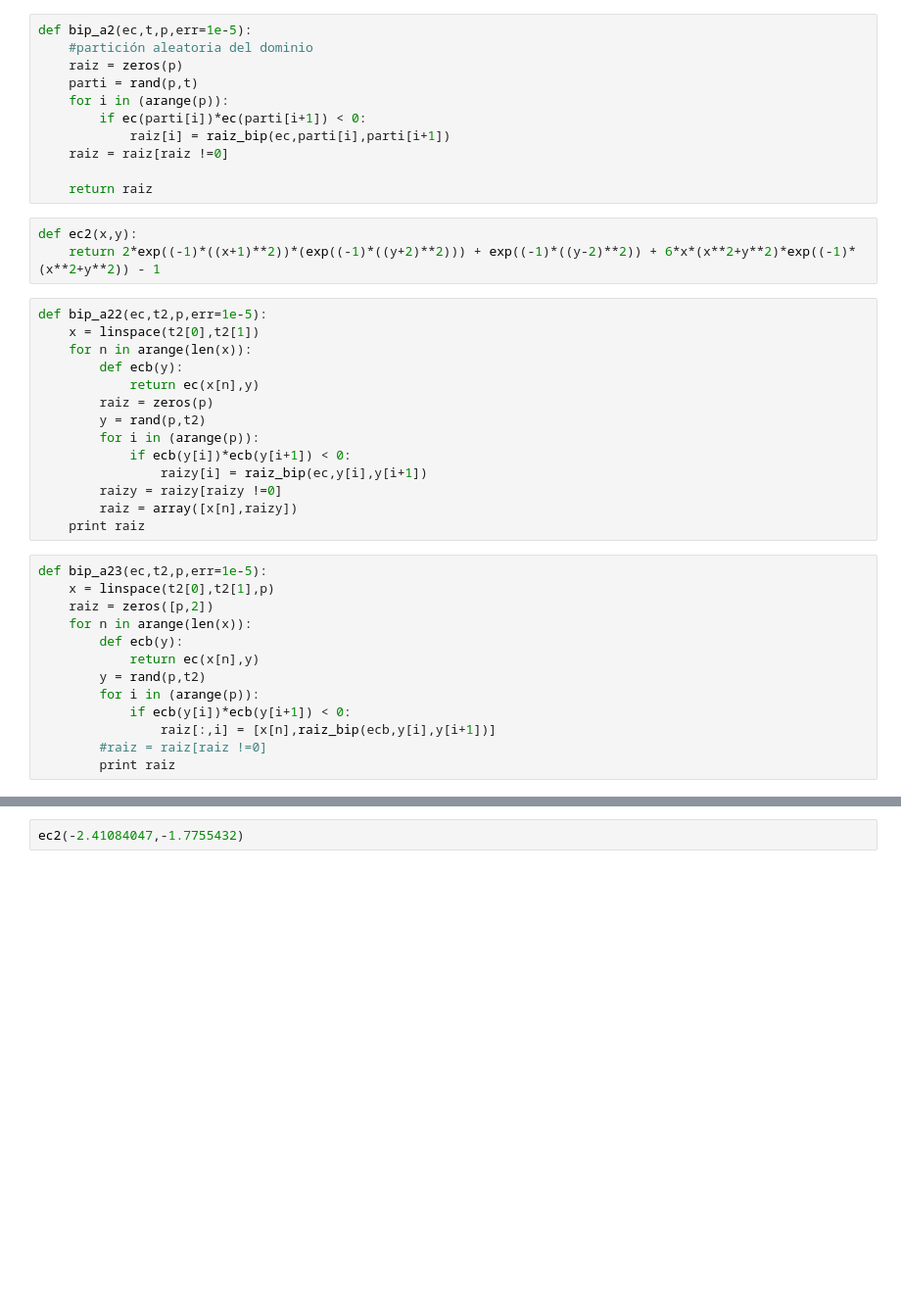
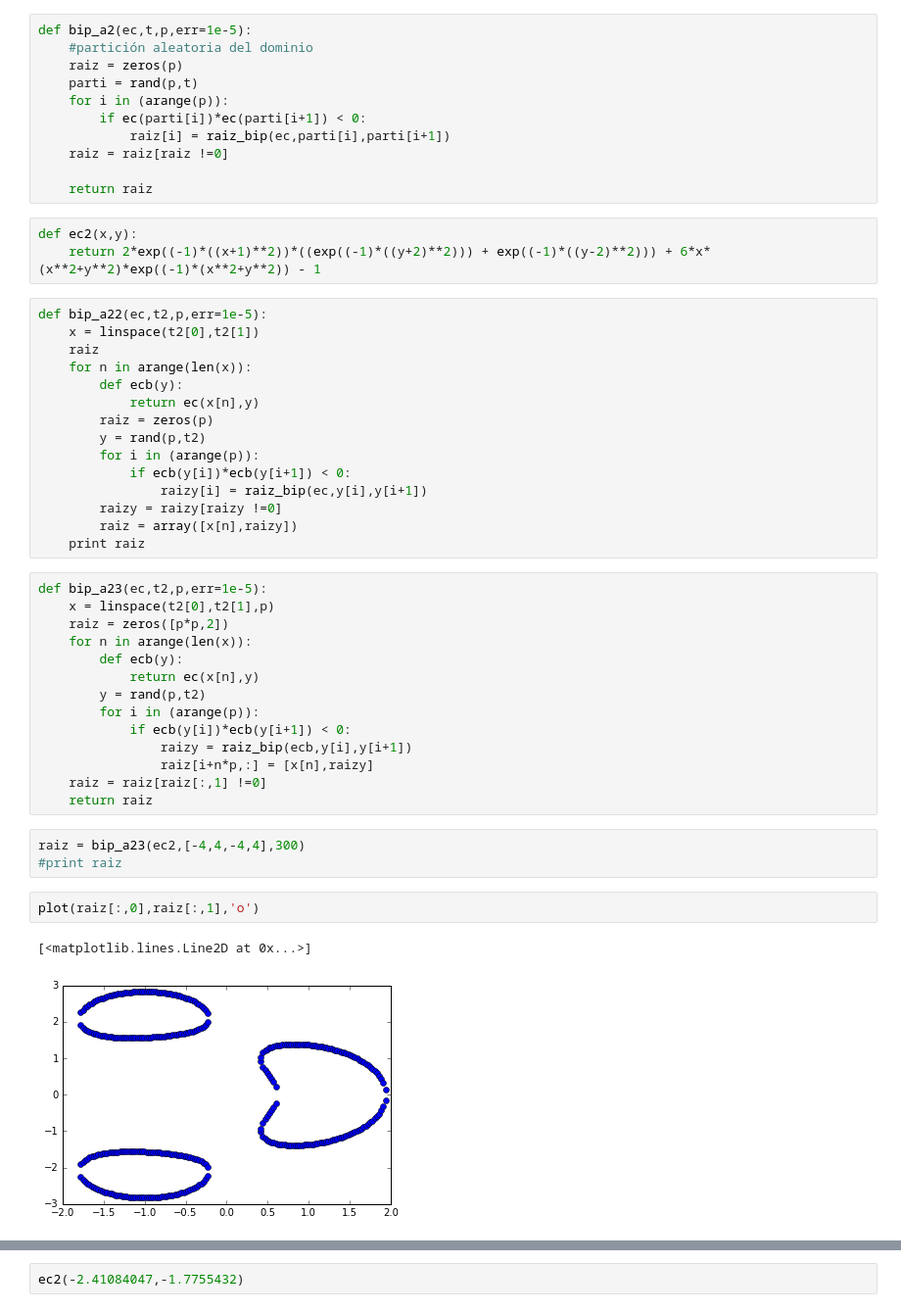
Before and after one commit to JavierMarmol/Tareas, a Jupyter notebook: Tarea 2.ipynb, the cells around one changed output, grey strips where cells are left out. Shown at 98% size. Cells and saved outputs as stored; diff of their text form; blank space fills up the shorter version.

```diff
--- a/Tarea 2.ipynb
+++ b/Tarea 2.ipynb
@@ -117,10 +117,11 @@ def bip_a2(ec,t,p,err=1e-5):
     return raiz
 # %%
 def ec2(x,y):
-    return 2*exp((-1)*((x+1)**2))*(exp((-1)*((y+2)**2))) + exp((-1)*((y-2)**2)) + 6*x*(x**2+y**2)*exp((-1)*(x**2+y**2)) - 1
+    return 2*exp((-1)*((x+1)**2))*((exp((-1)*((y+2)**2))) + exp((-1)*((y-2)**2))) + 6*x*(x**2+y**2)*exp((-1)*(x**2+y**2)) - 1
 # %%
 def bip_a22(ec,t2,p,err=1e-5):
     x = linspace(t2[0],t2[1])
+    raiz
     for n in arange(len(x)):
         def ecb(y):
             return ec(x[n],y)
@@ -135,13 +136,22 @@ def bip_a22(ec,t2,p,err=1e-5):
 # %%
 def bip_a23(ec,t2,p,err=1e-5):
     x = linspace(t2[0],t2[1],p)
-    raiz = zeros([p,2])
+    raiz = zeros([p*p,2])
     for n in arange(len(x)):
         def ecb(y):
             return ec(x[n],y)
         y = rand(p,t2)
         for i in (arange(p)):
             if ecb(y[i])*ecb(y[i+1]) < 0:
-                raiz[:,i] = [x[n],raiz_bip(ecb,y[i],y[i+1])]
-        #raiz = raiz[raiz !=0]
-        print raiz
+                raizy = raiz_bip(ecb,y[i],y[i+1])
+                raiz[i+n*p,:] = [x[n],raizy]
+    raiz = raiz[raiz[:,1] !=0]
+    return raiz
+# %%
+raiz = bip_a23(ec2,[-4,4,-4,4],300)
+#print raiz
+# %%
+plot(raiz[:,0],raiz[:,1],'o')
+# %% [output]
+[<matplotlib.lines.Line2D at 0x...>]
+[figure, added]
```
Also changed, not shown: parts of 17 cells of this notebook.
